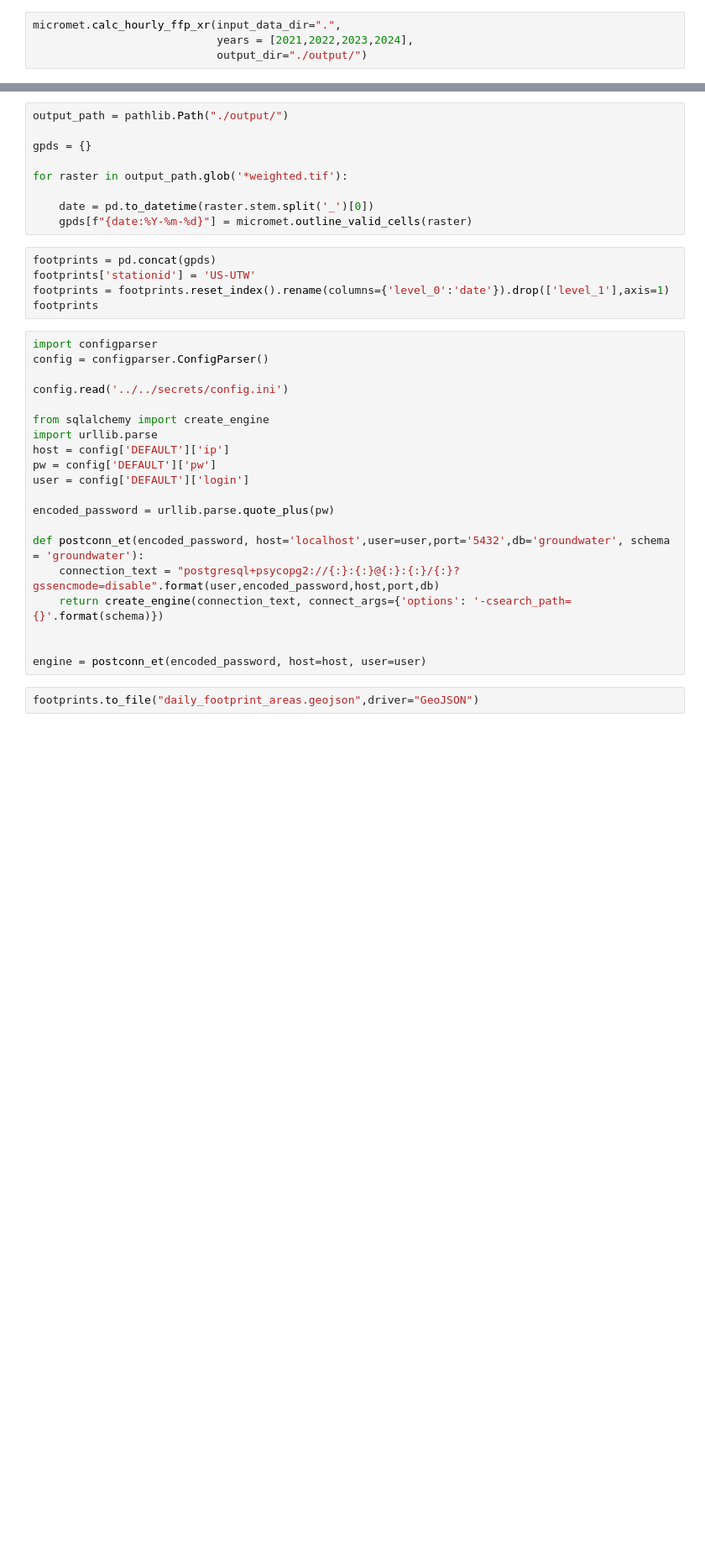
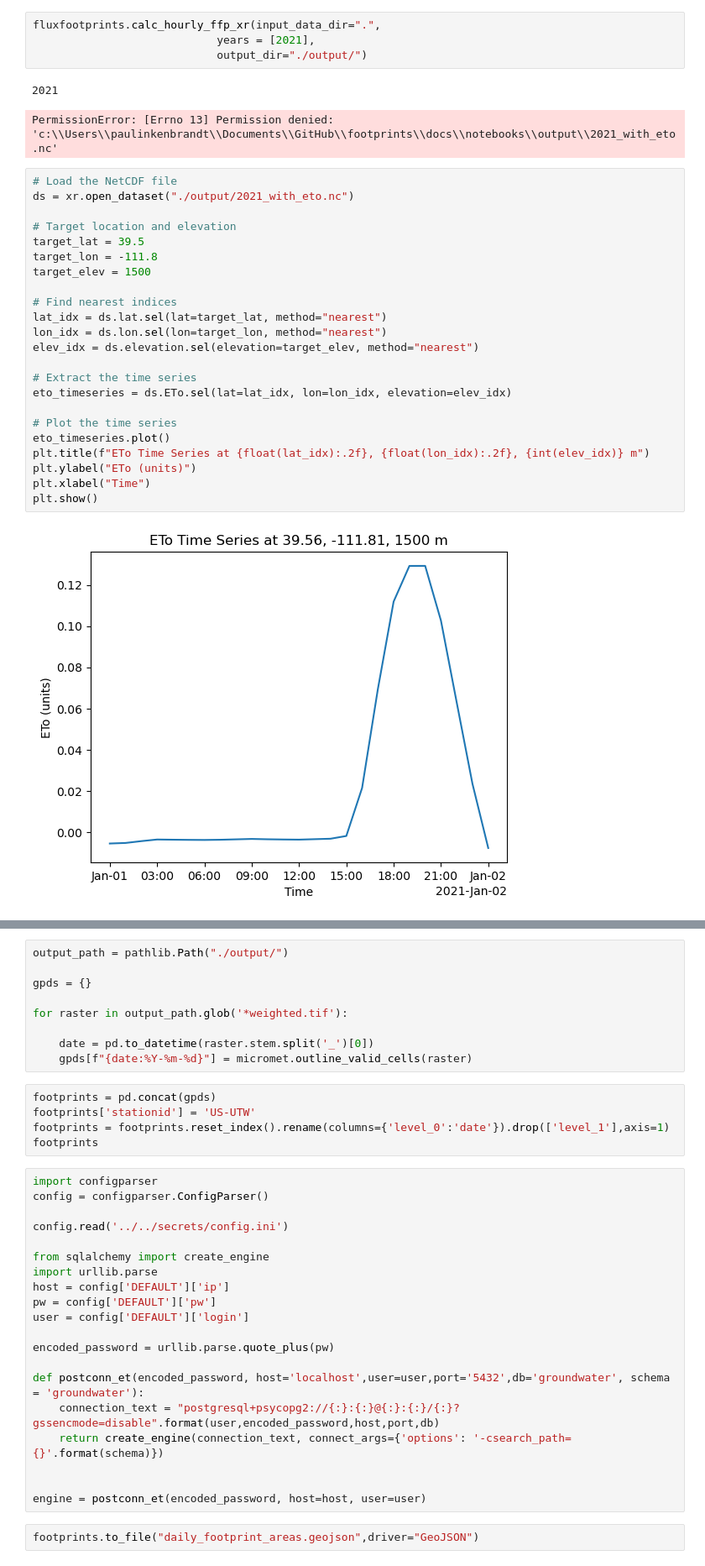
Before and after one commit to inkenbrandt/footprints, a Jupyter notebook: docs/notebooks/NLDAS_Download_and_Summarize.ipynb, the cells around one changed output, grey strips where cells are left out. Shown: that part at 84% size. Drawn from its saved outputs; the diff is of its cells as text; blank space fills up the shorter version.

```diff
--- a/docs/notebooks/NLDAS_Download_and_Summarize.ipynb
+++ b/docs/notebooks/NLDAS_Download_and_Summarize.ipynb
@@ -52,4 +142,32 @@ micromet.clip_to_utah_merge(file_dir="./NLDAS_data/", years = [2021,2022,2023,20
 # %%
-micromet.calc_hourly_ffp_xr(input_data_dir=".",
-                            years = [2021,2022,2023,2024],
+fluxfootprints.calc_hourly_ffp_xr(input_data_dir=".",
+                            years = [2021],
                             output_dir="./output/")
+# %% [output]
+2021
+PermissionError: [Errno 13] Permission denied: 'c:\\Users\\paulinkenbrandt\\Documents\\GitHub\\footprints\\docs\\notebooks\\output\\2021_with_eto.nc'
+# %%
+# Load the NetCDF file
+ds = xr.open_dataset("./output/2021_with_eto.nc")
+
+# Target location and elevation
+target_lat = 39.5
+target_lon = -111.8
+target_elev = 1500
+
+# Find nearest indices
+lat_idx = ds.lat.sel(lat=target_lat, method="nearest")
+lon_idx = ds.lon.sel(lon=target_lon, method="nearest")
+elev_idx = ds.elevation.sel(elevation=target_elev, method="nearest")
+
+# Extract the time series
+eto_timeseries = ds.ETo.sel(lat=lat_idx, lon=lon_idx, elevation=elev_idx)
+
+# Plot the time series
+eto_timeseries.plot()
+plt.title(f"ETo Time Series at {float(lat_idx):.2f}, {float(lon_idx):.2f}, {int(elev_idx)} m")
+plt.ylabel("ETo (units)")
+plt.xlabel("Time")
+plt.show()
+# %% [output]
+[figure, added]
```
Also changed, not shown: parts of 16 cells of this notebook, 11 other files.
